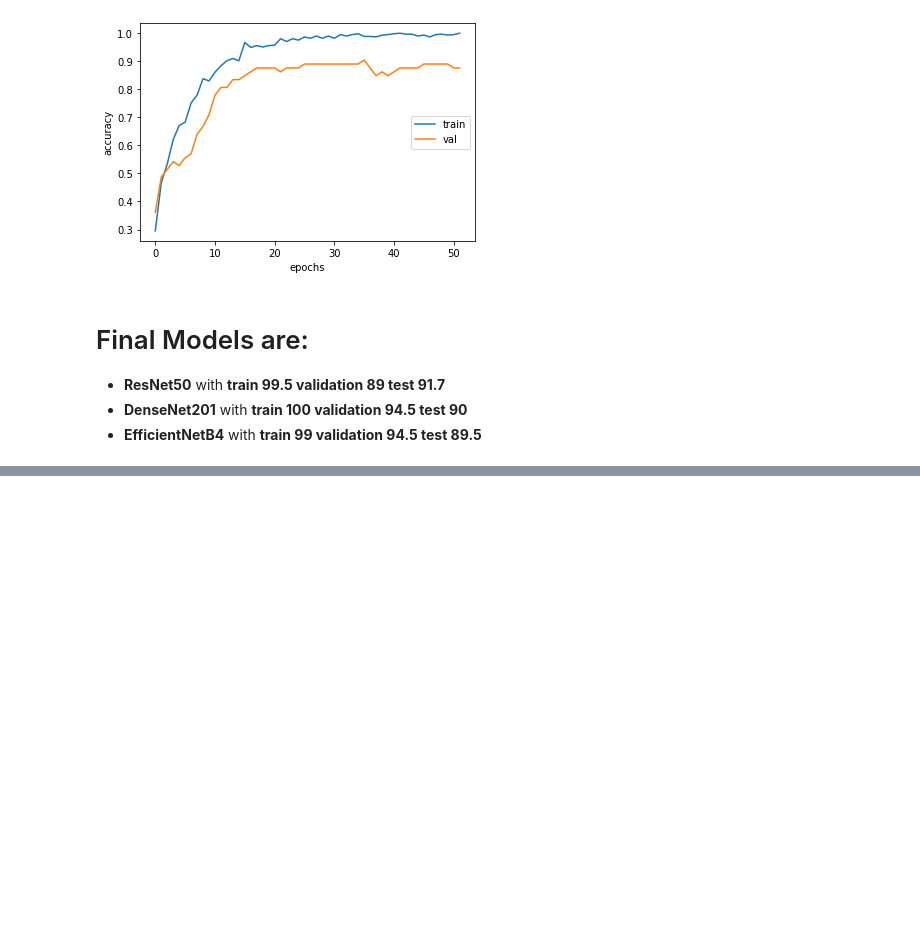
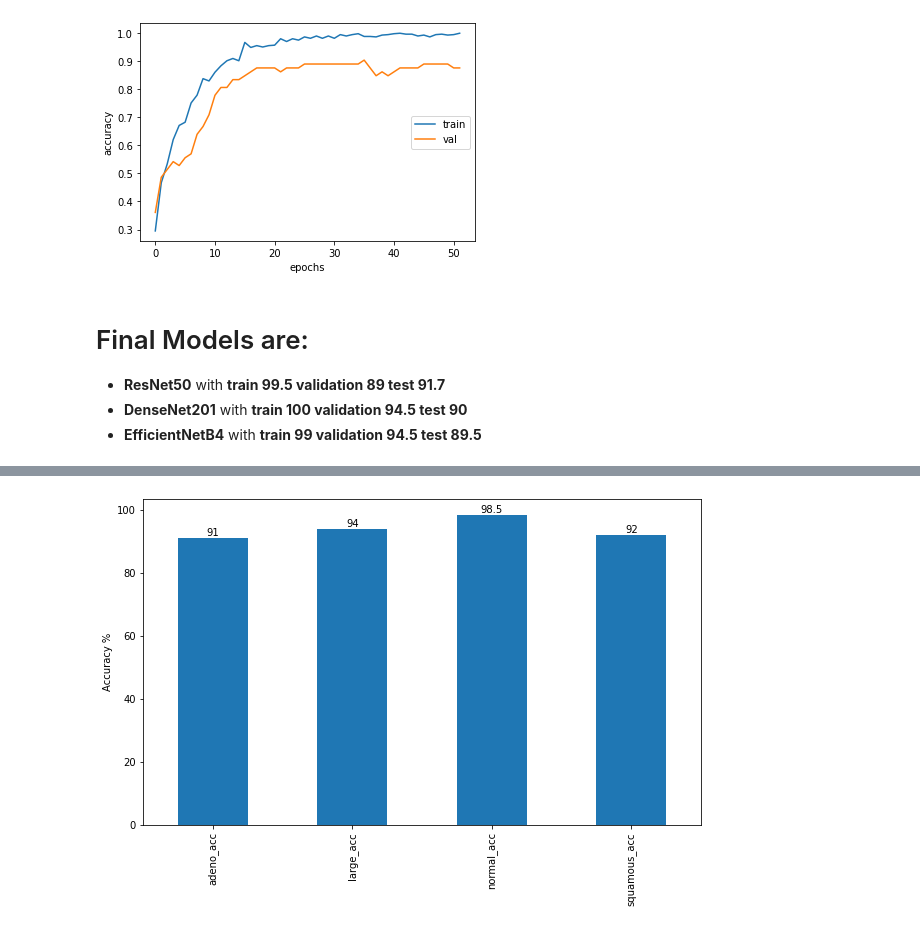
Before and after one commit to Maged-Mahmoud/Lung-Cancer-ct-scan-Classification, a Jupyter notebook: chest-cancer-classification.ipynb, the cells around one changed output, grey strips where cells are left out. Drawn from its saved outputs; the diff is of its cells as text; code cells hidden in the pictures; blank space fills up the shorter version.

```diff
--- a/chest-cancer-classification.ipynb
+++ b/chest-cancer-classification.ipynb
@@ -1312,0 +1362,9 @@ plt.show()
+# %%
+adeno_acc = 91 # conflicting with large
+large_acc = 94
+normal_acc = 98.5
+squamous_acc = 92 #conflicting with adeno
+
+acc = {'adeno_acc':91,'large_acc':94,'normal_acc':98.5,'squamous_acc':92}
+df_acc = pd.DataFrame(acc.values(),index=acc.keys(),columns=['ACCURACY %'])
+df_acc
@@ -1312,0 +1377,7 @@ plt.show()
+# %%
+ax = df_acc.plot(kind='bar', stacked= True, figsize= (10,6), ylabel= 'Accuracy %',legend = None)
+
+for container in ax.containers:
+    ax.bar_label(container)
+# %% [output]
+[figure, added]
```
Also changed, not shown: parts of 6 cells of this notebook.
